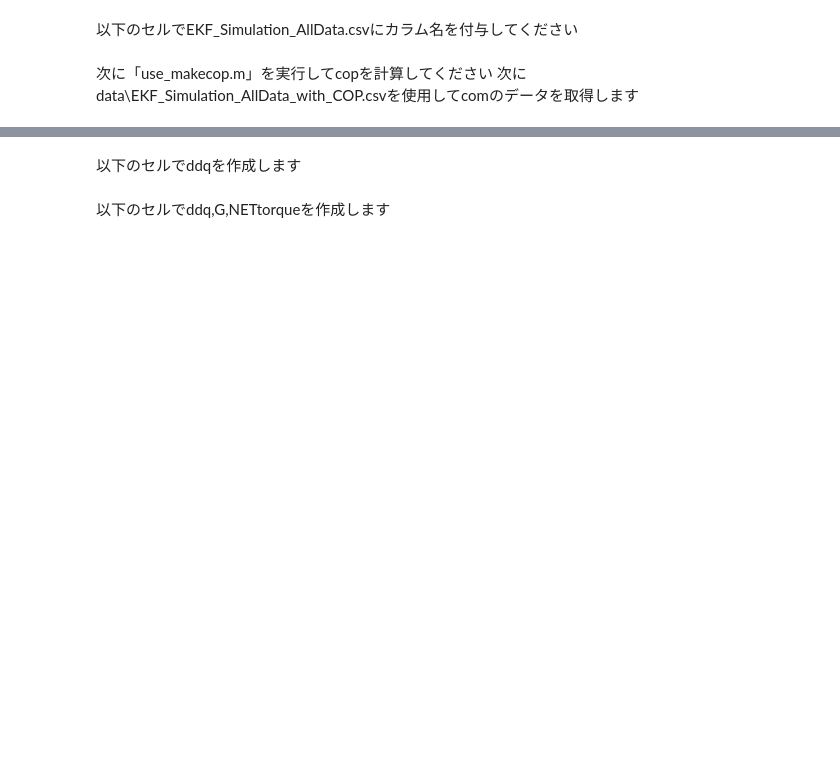
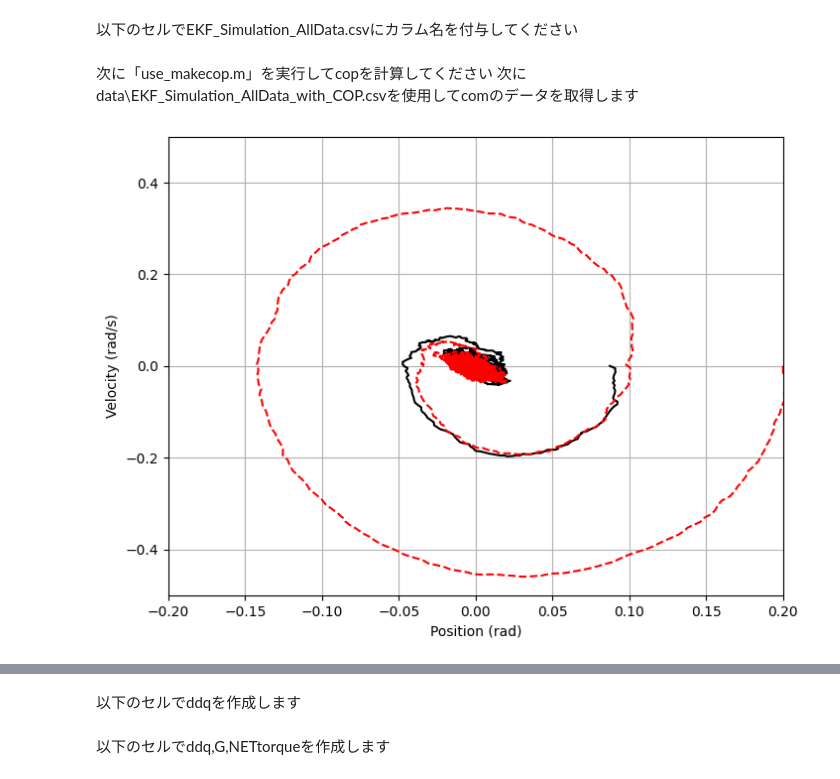
Before and after one commit to dalmatian-jp/MPC_donuts, a Jupyter notebook: data_analing.ipynb, the cells around one changed output, grey strips where cells are left out. Saved outputs shown, nothing was run; the diff lists cells and outputs as text; code cells hidden in the pictures; blank space fills up the shorter version.

```diff
--- a/data_analing.ipynb
+++ b/data_analing.ipynb
@@ -95,3 +95,25 @@ df[['dCOP_s', 'dCOP_l']] = df[['COP_s', 'COP_l']].diff().fillna(0)
 df[['ddCOP_s', 'ddCOP_l']] = df[['dCOP_s', 'dCOP_l']].diff().fillna(0)
 # %%
 df.to_csv("data/AllData_takami_60s_with_COP_COM.csv",index = False)
+# %%
+# グラフの作成
+plt.figure(figsize=(8, 6))
+
+# 実線（青色）
+plt.plot(df["q1_s_true"], df["dq1_s_true"], color="black")
+
+# 破線（赤色）
+plt.plot(df["q1_l_true"], df["dq1_l_true"], linestyle="--", color="red")
+
+# 軸の範囲を正しく設定（関数を使う）
+plt.xlim(-0.2, 0.2)
+plt.ylim(-0.5, 0.5)
+plt.xlabel('Position (rad)')
+plt.ylabel('Velocity (rad/s)')
+# グリッドを追加（必要なら）
+plt.grid(True)
+
+# グラフを表示
+plt.show()
+# %% [output]
+[figure, added]
```
Also changed, not shown: parts of 34 cells of this notebook, 1 other file.
